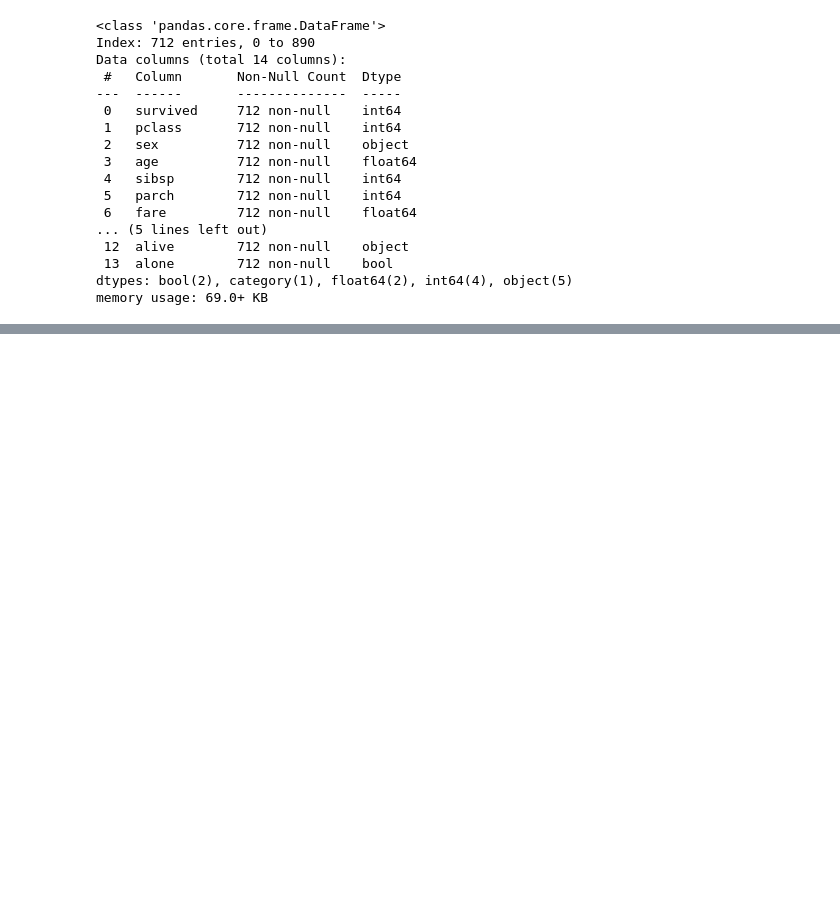
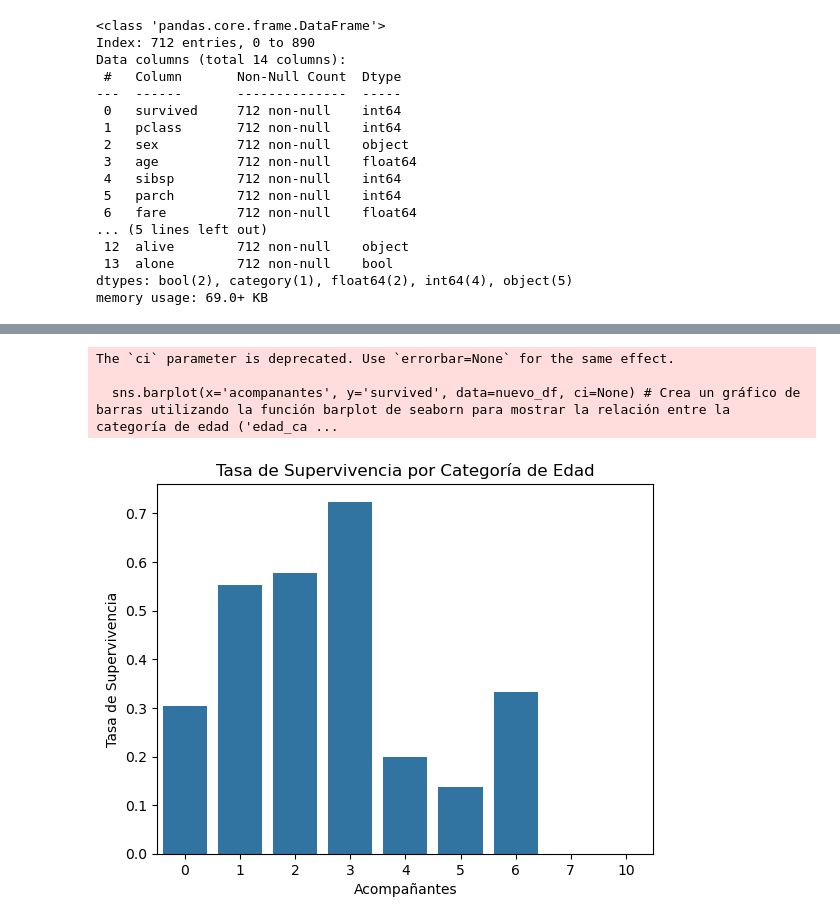
Before and after one commit to fmgarcia/python_feb26, a Jupyter notebook: mar20/titanic.ipynb, the cells around one changed output, grey strips where cells are left out. Drawn from its saved outputs; the diff is of its cells as text; code cells hidden in the pictures; blank space fills up the shorter version.

```diff
--- a/mar20/titanic.ipynb
+++ b/mar20/titanic.ipynb
@@ -166,0 +348,11 @@ memory usage: 69.0+ KB
+# %%
+sns.barplot(x='acompanantes', y='survived', data=nuevo_df, ci=None) # Crea un gráfico de barras utilizando la función barplot de seaborn para mostrar la relación entre la categoría de edad ('edad_categoria') y la supervivencia ('survived') en el DataFrame nuevo_df. El eje x representa las categorías de edad, mientras que el eje y representa la tasa de supervivencia para cada categoría.
+plt.title('Tasa de Supervivencia por Categoría de Edad') # Agrega un título al gráfico de barras para describir la información que se está mostrando, en este caso, la tasa de supervivencia por categoría de edad.
+plt.xlabel('Acompañantes') # Etiqueta el eje x del gráfico de barras con 'Acompañantes' para indicar que las categorías de acompañantes se representan en ese eje.
+plt.ylabel('Tasa de Supervivencia') # Etiqueta el eje y del gráfico de barras con 'Tasa de Supervivencia' para indicar que la tasa de supervivencia se representa en ese eje.
+plt.show() # Muestra el gráfico de barras generado para visualizar la relación entre la categoría de edad y la tasa de supervivencia en el DataFrame nuevo_df.
+# %% [output]
+The `ci` parameter is deprecated. Use `errorbar=None` for the same effect.
+
+  sns.barplot(x='acompanantes', y='survived', data=nuevo_df, ci=None) # Crea un gráfico de barras utilizando la función barplot de seaborn para mostrar la relación entre la categoría de edad ('edad_ca ...
+[figure, added]
```
Also changed, not shown: parts of 24 cells of this notebook, 1 other file.
